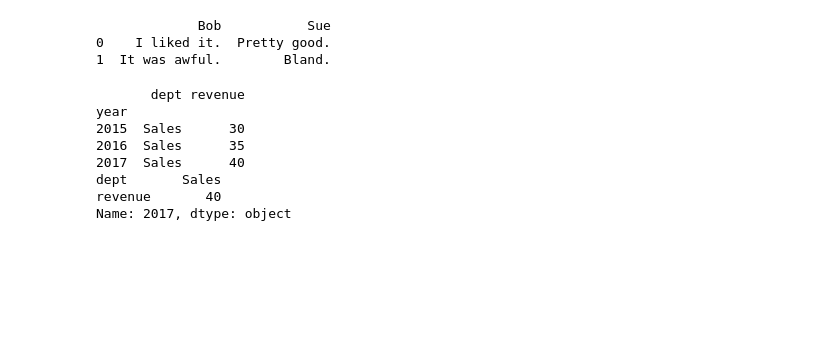
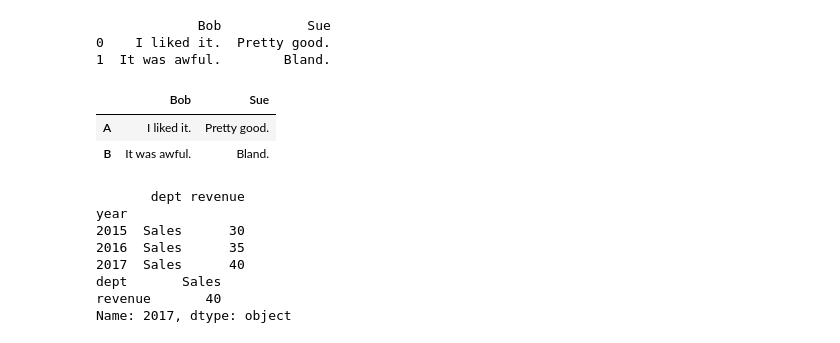
Before and after one commit to codestates/ds-admission-challenge, a Jupyter notebook: bohyun_of_ds_bootcamp_admission_challenge.ipynb, the cells around one changed output. Saved outputs shown, nothing was run; the diff lists cells and outputs as text; code cells hidden in the pictures; blank space fills up the shorter version.

```diff
--- a/bohyun_of_ds_bootcamp_admission_challenge.ipynb
+++ b/bohyun_of_ds_bootcamp_admission_challenge.ipynb
@@ -129,4 +211,12 @@ print(brics)
              Bob           Sue
 0    I liked it.  Pretty good.
 1  It was awful.        Bland.
+# %%
+# 새로 공부를 위한 답안
+data = {"Bob":['I liked it.', 'It was awful.'],"Sue":['Pretty good.', 'Bland.']}
+pd.DataFrame(data, index = ['A', 'B'])
+# %% [output]
+|  | Bob | Sue |
+| A | I liked it. | Pretty good. |
+| B | It was awful. | Bland. |
 # %%
```
Also changed, not shown: parts of 19 cells of this notebook.
